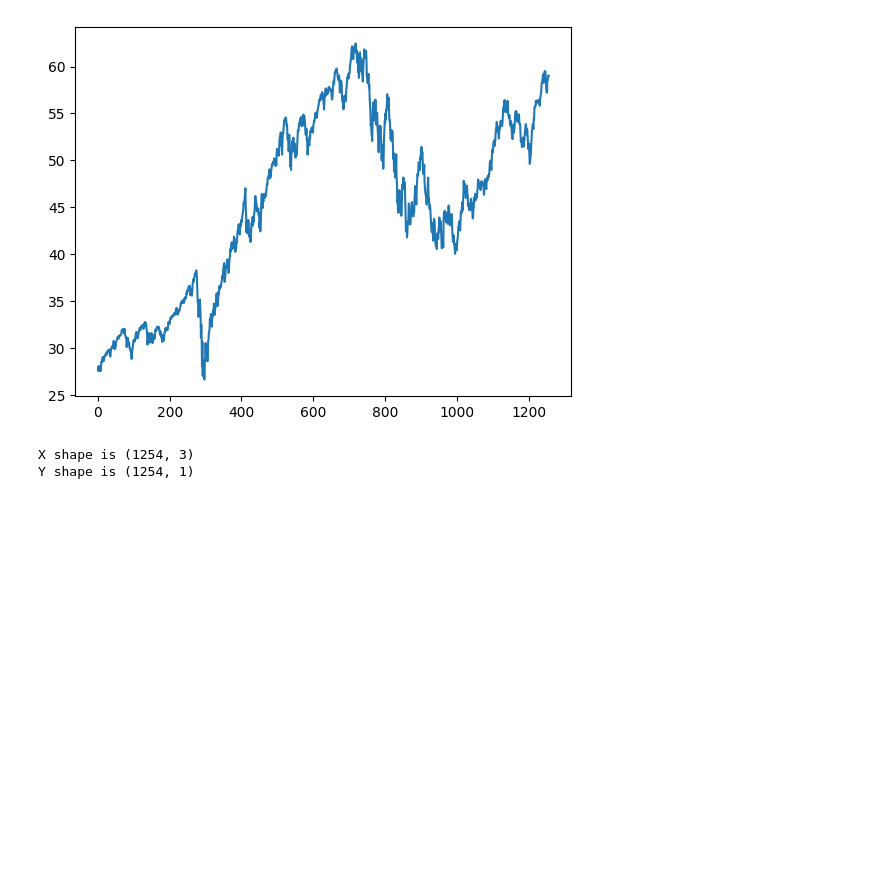
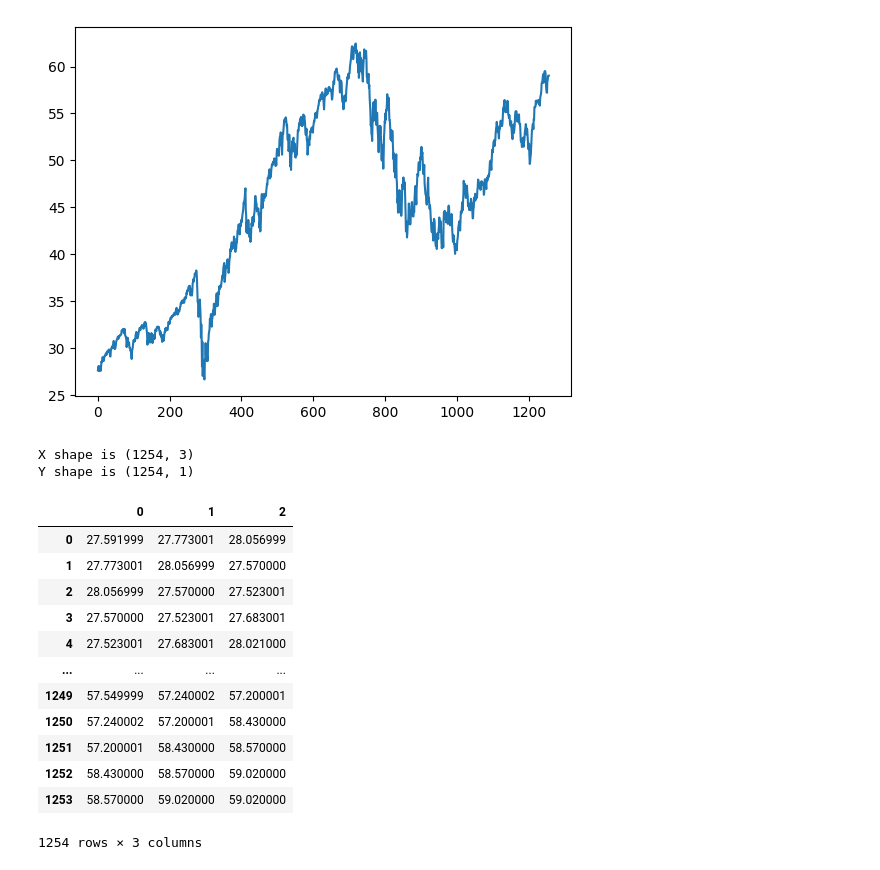
Before and after one commit to cgeraldes/AULAS, a Jupyter notebook: CGRNN_NASDAQ.ipynb, the cells around one changed output. Drawn from its saved outputs; the diff is of its cells as text; code cells hidden in the pictures; blank space fills up the shorter version.

```diff
--- a/CGRNN_NASDAQ.ipynb
+++ b/CGRNN_NASDAQ.ipynb
@@ -44,14 +48,28 @@ plt.show(block= False)
 # %%
 X1= Y[0:L-3,:]
 X2=Y[1:L-2,:]
 X3=Y[2:L-1,:]
 Y = Y[3:L,:]
 X= np.concatenate([X1,X2,X3],axis=1)
 print(f'X shape is {X.shape}')
 print(f'Y shape is {Y.shape}')
+pd.DataFrame(X)
 # %% [output]
 X shape is (1254, 3)
 Y shape is (1254, 1)
+|  | 0 | 1 | 2 |
+| 0 | 27.591999 | 27.773001 | 28.056999 |
+| 1 | 27.773001 | 28.056999 | 27.570000 |
+| 2 | 28.056999 | 27.570000 | 27.523001 |
+| 3 | 27.570000 | 27.523001 | 27.683001 |
+| 4 | 27.523001 | 27.683001 | 28.021000 |
+| ... | ... | ... | ... |
+| 1249 | 57.549999 | 57.240002 | 57.200001 |
+| 1250 | 57.240002 | 57.200001 | 58.430000 |
+| 1251 | 57.200001 | 58.430000 | 58.570000 |
+| 1252 | 58.430000 | 58.570000 | 59.020000 |
+| 1253 | 58.570000 | 59.020000 | 59.020000 |
+1254 rows × 3 columns
 # %%
 scaler = MinMaxScaler()
 scaler.fit(X)
```
Also changed, not shown: parts of 10 cells of this notebook.
